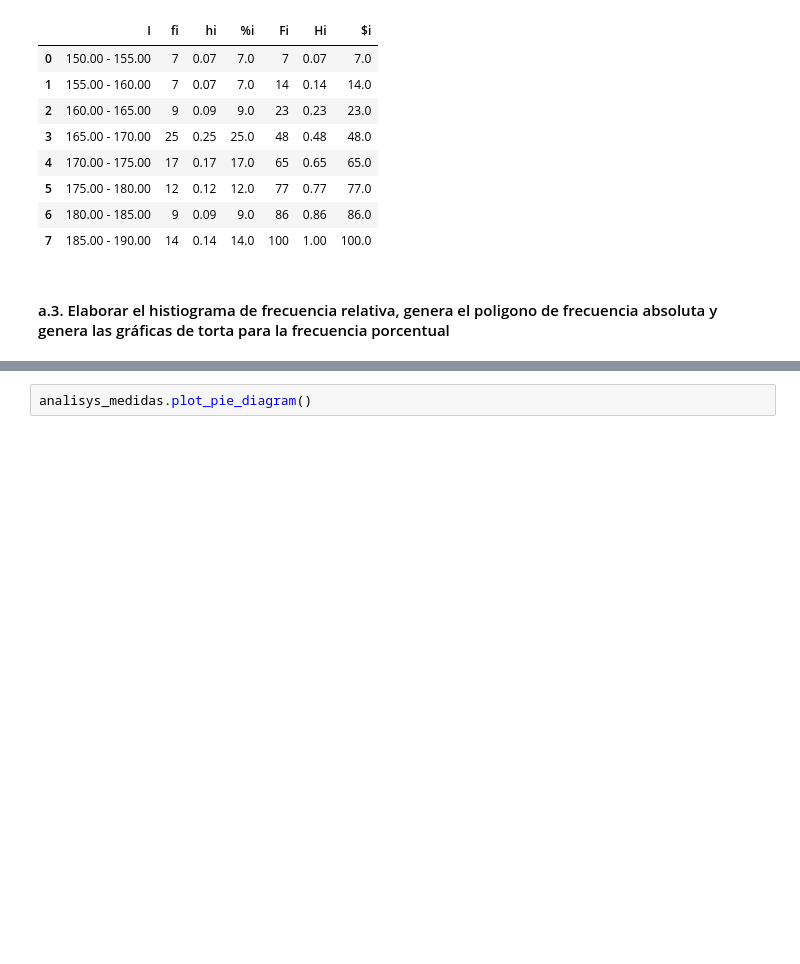
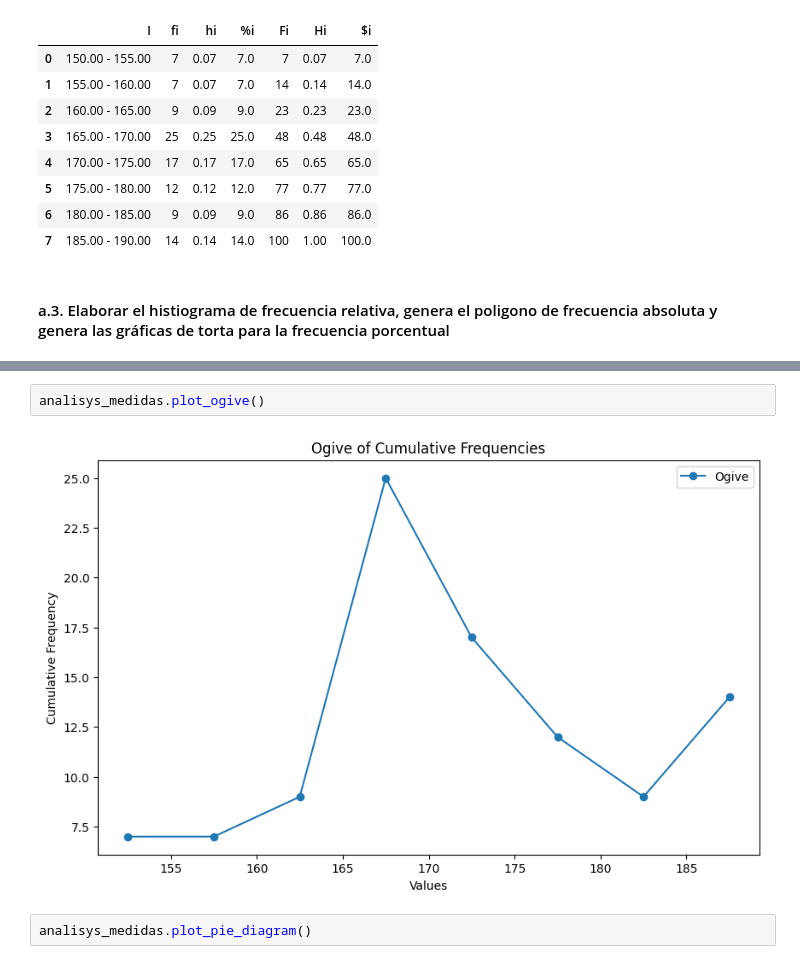
Before and after one commit to pranthony/estadistic, a Jupyter notebook: notebooks/examen_g2.ipynb, the cells around one changed output, grey strips where cells are left out. Saved outputs shown, nothing was run; the diff lists cells and outputs as text; blank space fills up the shorter version.

```diff
--- a/notebooks/examen_g2.ipynb
+++ b/notebooks/examen_g2.ipynb
@@ -44,3 +44,7 @@ analisys_medidas.plot_histogram(relative=True, polygon=True)
+# %%
+analisys_medidas.plot_ogive()
+# %% [output]
+[figure, added]
 # %%
 analisys_medidas.plot_pie_diagram()
 # %% [output]
```
Also changed, not shown: parts of 1 cell of this notebook, 2 other files.
